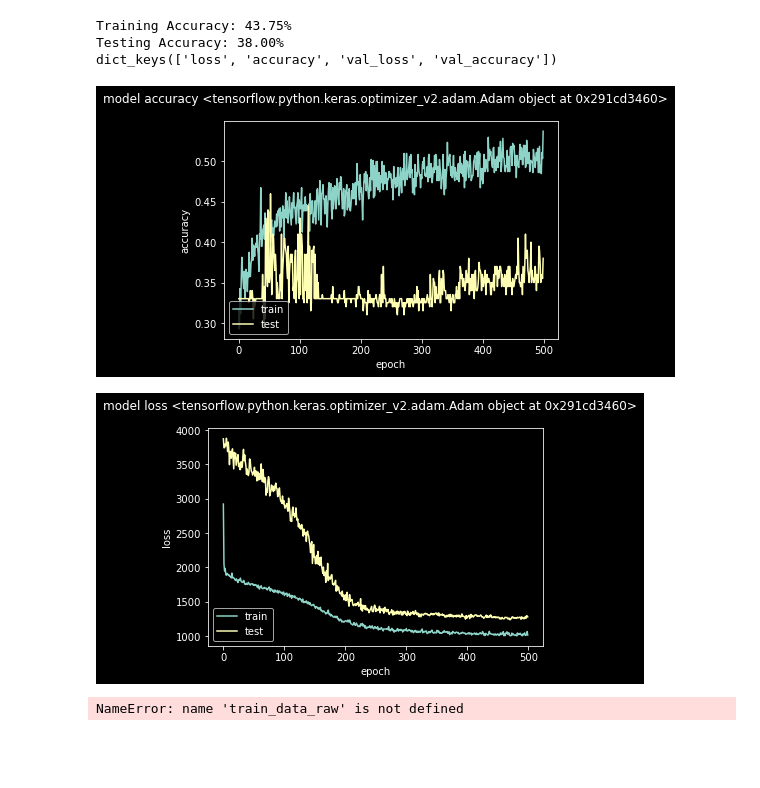
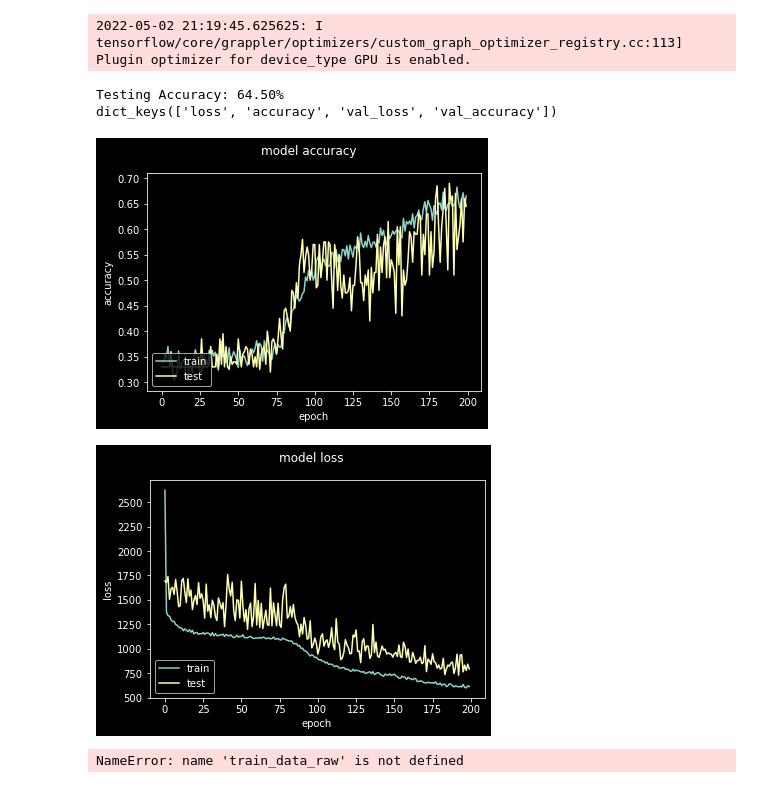
Before and after one commit to sedwardsmarsh/neural-synth, a Jupyter notebook: jupyter.ipynb, the cells around one changed output. Drawn from its saved outputs; the diff is of its cells as text; code cells hidden in the pictures; blank space fills up the shorter version.

Commit message:
major changes to jupyter.ipynb better model performance, still >>> 100

```diff
--- a/jupyter.ipynb
+++ b/jupyter.ipynb
@@ -17,6 +17,7 @@ import audioRecorder
 
 
 CSV_PATH = './data/processed/'
+CSV_FILENAME = 'dataset2022-05-02 21:03:14.csv'
 CHECKPOINT_FILEPATH = './checkpoints'
 
 
@@ -89,7 +90,7 @@ def make_model(input_shape: Tuple[int, int], num_output_nodes: int=3) -> Sequent
     return model
 # %%
 # load features and labels and convert it to a list
-df = pd.read_csv(CSV_PATH + 'datasetGOOD.csv')
+df = pd.read_csv(CSV_PATH + CSV_FILENAME)
 X = [eval(feature_str) for feature_str in df['features']]
 X = np.asarray(X)
 
@@ -106,14 +107,14 @@ x_train, x_test, y_train, y_test = train_test_split(X, y, test_size=0.2, random_
 # %%
 # build the model
 num_labels = y.shape[1]
-input_shape = X.shape[1]
+input_shape = X[0].shape[0]
 model = Sequential([
     layers.InputLayer(input_shape=input_shape),
     layers.Dense(128, activation='relu'),
     layers.Dropout(0.5),
     layers.Dense(32, activation='relu'),
     layers.Dropout(0.5),
-    layers.Dense(32, activation='relu'),
+    layers.Dense(8, activation='relu'),
     layers.Dropout(0.5),
     layers.Dense(32, activation='relu'),
     layers.Dropout(0.5),
@@ -123,20 +124,20 @@ model = Sequential([
 ])
 
 # train the model
-from tensorflow.python.keras.optimizer_v2.adam import Adam
+from tensorflow.python.keras.optimizer_v2.rmsprop import RMSProp
 PARAMS = {
-    'opt' : Adam(learning_rate=0.001, ),
+    'opt' : RMSProp(learning_rate=0.003), # 0.002:742, 0.003:612,
     'loss' : 'mse',
     'bs' : 32,
-    'epochs' : 500,
+    'epochs' : 200,
     'metrics' : ['accuracy']
 }
-model.compile(loss='mse', metrics=PARAMS['metrics'], optimizer=PARAMS['opt'])
+model.compile(loss=PARAMS['loss'], metrics=PARAMS['metrics'], optimizer=PARAMS['opt'])
 
 # model_checkpoint_callback = callbacks.ModelCheckpoint(
 #     save_best_only=True, save_weights_only=False,
 #     filepath=CHECKPOINT_FILEPATH, monitor='val_loss', mode='auto')
-# reduce_lr_callback = callbacks.ReduceLROnPlateau(monitor='val_loss', factor=0.1, patience=10, min_lr=0)
+reduce_lr_callback = callbacks.ReduceLROnPlateau(monitor='val_loss', factor=0.1, patience=100)
 
 history = model.fit(
     x_train, y_train, batch_size=PARAMS['bs'],
@@ -183,7 +184,7 @@ print(history.history.keys())
 # summarize history for accuracy
 plt.plot(history.history['accuracy'])
 plt.plot(history.history['val_accuracy'])
-plt.suptitle(f'model accuracy {PARAMS["opt"]}')
+plt.suptitle('model accuracy')
 plt.title(h_param_str)
 plt.ylabel('accuracy')
 plt.xlabel('epoch')
@@ -193,7 +194,7 @@ plt.show()
 # summarize history for loss
 plt.plot(history.history['loss'])
 plt.plot(history.history['val_loss'])
-plt.suptitle(f'model loss {PARAMS["opt"]}')
+plt.suptitle('model loss')
 plt.title(h_param_str)
 plt.ylabel('loss')
 plt.xlabel('epoch')
@@ -204,8 +205,8 @@ plt.show()
-Training Accuracy: 43.75%
-Testing Accuracy: 38.00%
-dict_keys(['loss', 'accuracy', 'val_loss', 'val_accuracy'])
+2022-05-02 21:19:45.625625: I tensorflow/core/grappler/optimizers/custom_graph_optimizer_registry.cc:113] Plugin optimizer for device_type GPU is enabled.
+Testing Accuracy: 64.50%
+dict_keys(['loss', 'accuracy', 'val_loss', 'val_accuracy'])
-[figure, old version]
+[figure, new version]
-[figure, old version]
+[figure, new version]
 # %%
 # normalize datasets
 train_data = normalize(train_data_raw)
```
Also changed, not shown: parts of 2 cells of this notebook.
